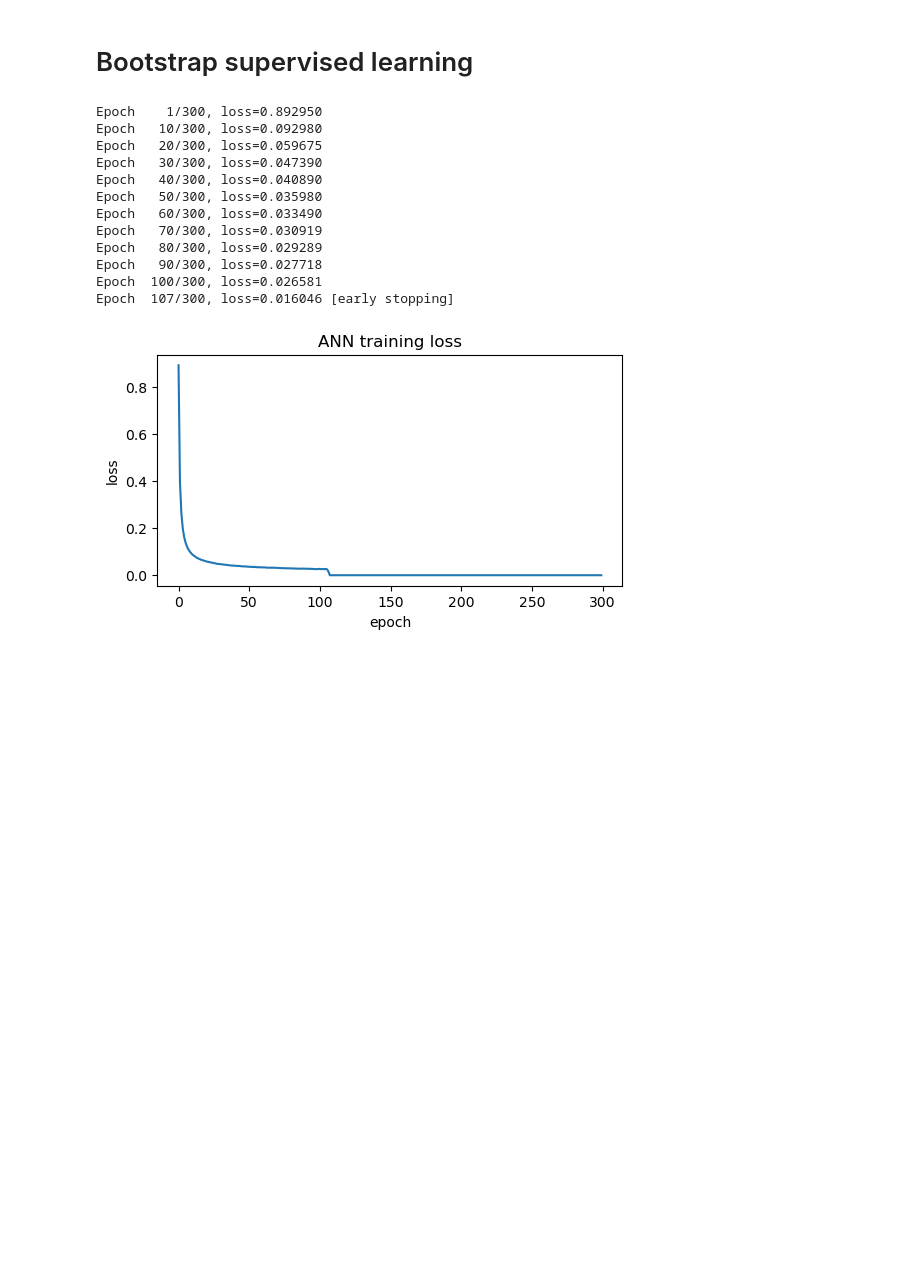
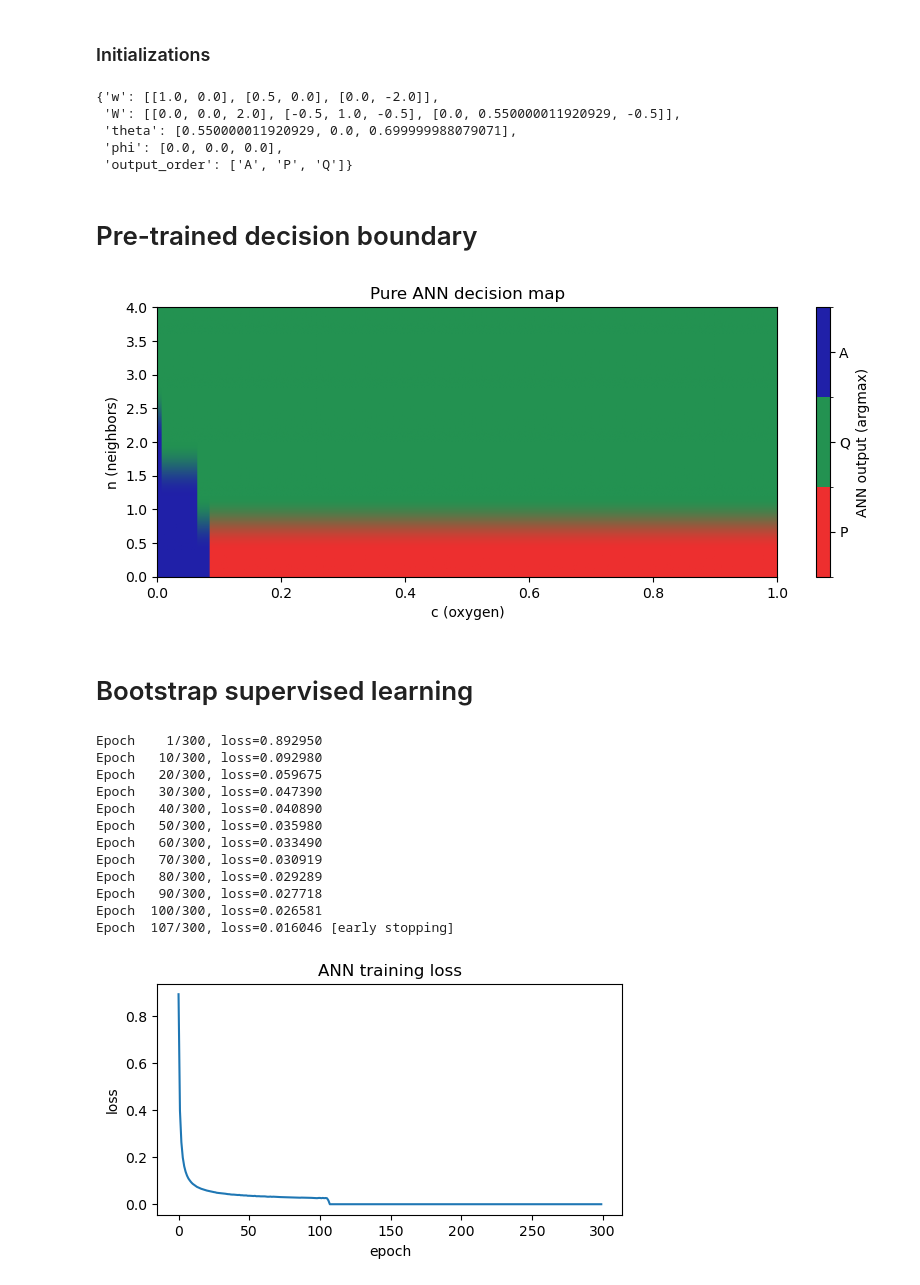
Before and after one commit to GianlucaPanzani/Hybrid-Cellular-Automata, a Jupyter notebook: simulation/ann_training.ipynb, the cells around one changed output. Cells and saved outputs as stored; diff of their text form; code cells hidden in the pictures; blank space fills up the shorter version.

Commit message:
Decision boundary of pre-trained and post-trained ANN parameters

```diff
--- a/simulation/ann_training.ipynb
+++ b/simulation/ann_training.ipynb
@@ -22,6 +22,69 @@ from model import (
     ArtificialNN
 )
 import utils
+# %% [markdown]
+### Initializations
+# %%
+p = Params()
+c_min = 0
+c_max = 1
+neighborhood_size_min = 0
+neighborhood_size_max = 4
+ann = ArtificialNN()
+ann_params = {
+    "w": ann.w_in_hidden.tolist(),
+    "W": ann.W_hidden_out.tolist(),
+    "theta": ann.theta_hidden.tolist(),
+    "phi": ann.phi_out.tolist(),
+    "output_order": list(ann.output_raw_order),
+}
+ann_params
+# %% [output]
+{'w': [[1.0, 0.0], [0.5, 0.0], [0.0, -2.0]],
+ 'W': [[0.0, 0.0, 2.0], [-0.5, 1.0, -0.5], [0.0, 0.550000011920929, -0.5]],
+ 'theta': [0.550000011920929, 0.0, 0.699999988079071],
+ 'phi': [0.0, 0.0, 0.0],
+ 'output_order': ['A', 'P', 'Q']}
+# %% [markdown]
+# Pre-trained decision boundary
+# %%
+# Pure ANN predictions (no oxygen demand / necrosis / extra rules)
+ann = ArtificialNN(ann_params)
+c_values = np.linspace(c_min, c_max, 401)
+n_values = np.arange(neighborhood_size_min, neighborhood_size_max + 1, dtype=int)
+
+# rows -> neighbors (n), cols -> oxygen (c), values: 0=P, 1=Q, 2=A
+predictions = np.zeros((len(n_values), len(c_values)), dtype=np.int8)
+
+for i, n in enumerate(n_values):
+    for j, c in enumerate(c_values):
+        scores = ann.forward(float(c), int(n))
+        predictions[i, j] = int(np.argmax(scores))
+
+# Plot ANN decision map
+plt.figure(figsize=(10, 3.5))
+im = plt.imshow(
+    predictions,
+    origin="lower",
+    aspect="auto",
+    extent=[c_min, c_max, neighborhood_size_min, neighborhood_size_max],
+)
+
+decision_cmap = ListedColormap(["#ed2f2f", "#239251", "#2020a8"])  # P, Q, A
+decision_norm = BoundaryNorm(np.arange(-0.5, 3.5, 1.0), decision_cmap.N)
+im.set_cmap(decision_cmap)
+im.set_norm(decision_norm)
+
+cbar = plt.colorbar(im, ticks=[0, 1, 2])
+cbar.ax.set_yticklabels(["P", "Q", "A"])
+cbar.set_label("ANN output (argmax)")
+
+plt.xlabel("c (oxygen)")
+plt.ylabel("n (neighbors)")
+plt.title("Pure ANN decision map")
+plt.show()
+# %% [output]
+[figure, added]
 # %% [markdown]
 # Bootstrap supervised learning
 # %%
```
Also changed, not shown: parts of 4 cells of this notebook, 6 other files.
